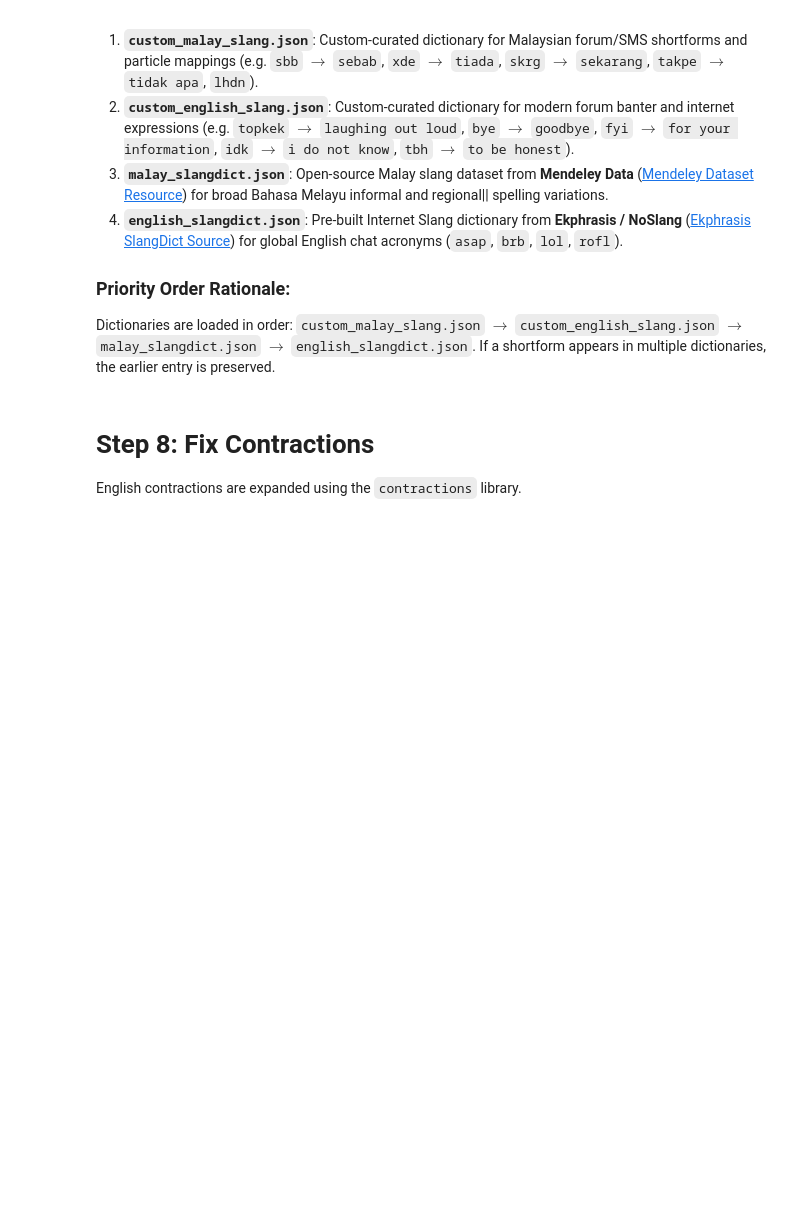
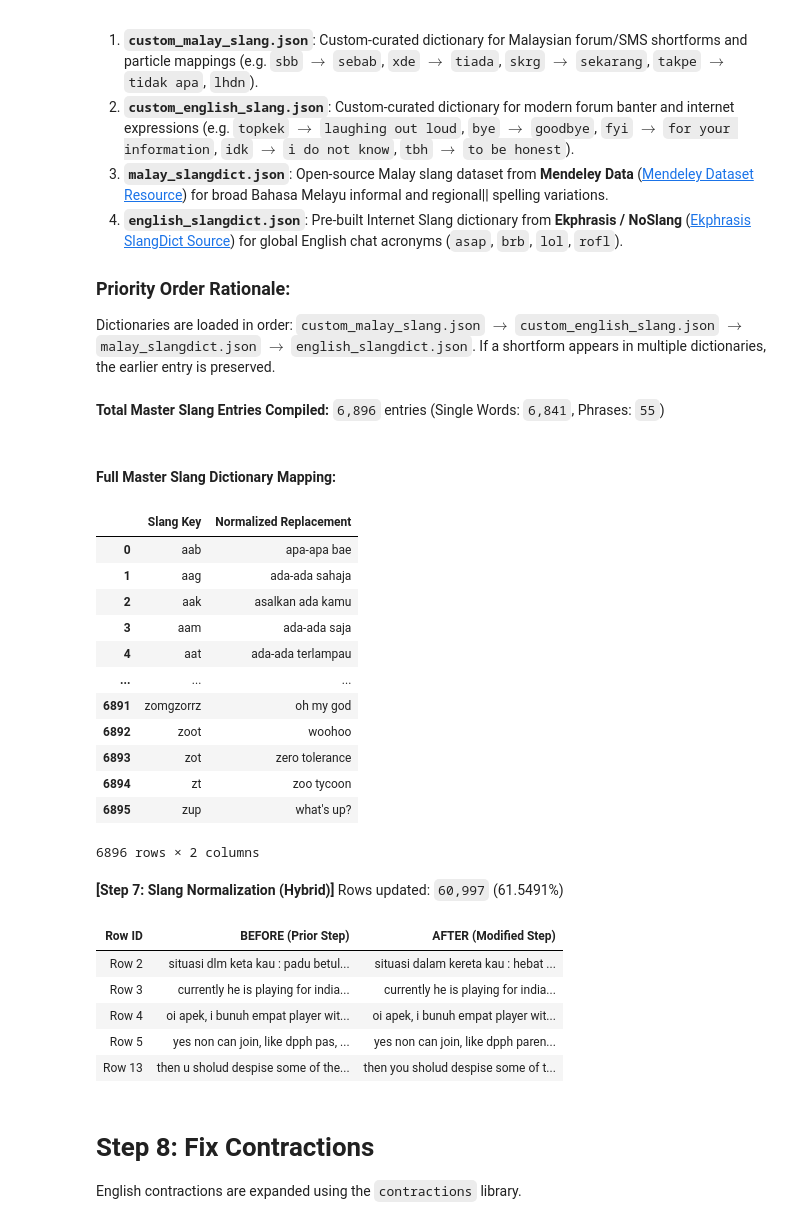
Before and after one commit to wjnotl/online-forum-communicative-intent-classification, a Jupyter notebook: intent classification.ipynb, the cells around one changed output. Saved outputs shown, nothing was run; the diff lists cells and outputs as text; code cells hidden in the pictures; blank space fills up the shorter version.

Commit message:
added tqdm, make some changes in step 21-24

```diff
--- a/intent classification.ipynb
+++ b/intent classification.ipynb
@@ -815,5 +1092,5 @@ def mask_dates(text):
 
 # Apply Step 3.7
 prev_step = df['clean_text'].copy()
-df['clean_text'] = df['clean_text'].apply(mask_dates)
+df['clean_text'] = df['clean_text'].progress_apply(mask_dates)
 show_step_diff(prev_step, df['clean_text'], "Step 3.7: Mask Dates")
@@ -872,5 +1157,5 @@ def remove_elongated_content(text):
 
 # Apply Step 4
 prev_step = df['clean_text'].copy()
-df['clean_text'] = df['clean_text'].apply(remove_elongated_content)
+df['clean_text'] = df['clean_text'].progress_apply(remove_elongated_content)
 show_step_diff(prev_step, df['clean_text'], "Step 4: Remove Elongated Content")
@@ -890,5 +1183,5 @@ def convert_emojis(text):
 
 # Apply Step 5
 prev_step = df['clean_text'].copy()
-df['clean_text'] = df['clean_text'].apply(convert_emojis)
+df['clean_text'] = df['clean_text'].progress_apply(convert_emojis)
 show_step_diff(prev_step, df['clean_text'], "Step 5: Convert Emojis to Text")
@@ -901,5 +1202,5 @@ def to_lowercase(text):
 
 # Apply Step 6
 prev_step = df['clean_text'].copy()
-df['clean_text'] = df['clean_text'].apply(to_lowercase)
+df['clean_text'] = df['clean_text'].progress_apply(to_lowercase)
 show_step_diff(prev_step, df['clean_text'], "Step 6: Lowercasing")
@@ -948,34 +1257,57 @@ MASTER_SLANG_DICT = build_slang_dictionary(slang_file_priority)
 
 # Separate into multi-word phrases and single-word slangs for optimal hybrid processing
 MULTI_WORD_SLANG = {k: v for k, v in MASTER_SLANG_DICT.items() if ' ' in k or '-' in k}
 SINGLE_WORD_SLANG = {k: v for k, v in MASTER_SLANG_DICT.items() if ' ' not in k and '-' not in k}
 
 printmd(f"**Total Master Slang Entries Compiled:** `{len(MASTER_SLANG_DICT):,}` entries (Single Words: `{len(SINGLE_WORD_SLANG):,}`, Phrases: `{len(MULTI_WORD_SLANG):,}`)")
 
 # Print the complete compiled master slang dictionary
 printmd("#### Full Master Slang Dictionary Mapping:")
 display(pd.DataFrame(list(MASTER_SLANG_DICT.items()), columns=["Slang Key", "Normalized Replacement"]))
 
 # Small compiled regex strictly for multi-word phrases
 if MULTI_WORD_SLANG:
     phrase_keys = [re.escape(k) for k in sorted(MULTI_WORD_SLANG.keys(), key=len, reverse=True)]
     PHRASE_REGEX = re.compile(r'\b(' + '|'.join(phrase_keys) + r')\b', re.IGNORECASE)
 else:
     PHRASE_REGEX = None
 
 def normalize_slangs(text):
     if not isinstance(text, str) or not text.strip():
         return ""
     # Multi-word phrase replacement
     if PHRASE_REGEX:
         text = PHRASE_REGEX.sub(lambda m: MULTI_WORD_SLANG[m.group(0).lower()], text)
     # Match words on word boundaries and look up in dictionary (preserves 's and punctuation)
     return re.sub(r'\b[a-zA-Z0-9]+\b', lambda m: SINGLE_WORD_SLANG.get(m.group(0).lower(), m.group(0)), text)
 
 # Apply Step 7
 prev_step = df['clean_text'].copy()
-df['clean_text'] = df['clean_text'].apply(normalize_slangs)
+df['clean_text'] = df['clean_text'].progress_apply(normalize_slangs)
 show_step_diff(prev_step, df['clean_text'], "Step 7: Slang Normalization (Hybrid)")
+# %% [output]
+**Total Master Slang Entries Compiled:** `6,896` entries (Single Words: `6,841`, Phrases: `55`)
+#### Full Master Slang Dictionary Mapping:
+|  | Slang Key | Normalized Replacement |
+| 0 | aab | apa-apa bae |
+| 1 | aag | ada-ada sahaja |
+| 2 | aak | asalkan ada kamu |
+| 3 | aam | ada-ada saja |
+| 4 | aat | ada-ada terlampau |
+| ... | ... | ... |
+| 6891 | zomgzorrz | oh my god |
+| 6892 | zoot | woohoo |
+| 6893 | zot | zero tolerance |
+| 6894 | zt | zoo tycoon |
+| 6895 | zup | what's up? |
+6896 rows × 2 columns
+**[Step 7: Slang Normalization (Hybrid)]** Rows updated: `60,997` (61.5491%)
+| Row ID | BEFORE (Prior Step) | AFTER (Modified Step) |
+| Row 2 | situasi dlm keta kau : padu betul... | situasi dalam kereta kau : hebat ... |
+| Row 3 | currently he is playing for india... | currently he is playing for india... |
+| Row 4 | oi apek, i bunuh empat player wit... | oi apek, i bunuh empat player wit... |
+| Row 5 | yes non can join, like dpph pas, ... | yes non can join, like dpph paren... |
+| Row 13 | then u sholud despise some of the... | then you sholud despise some of t... |
 # %% [markdown]
 # Step 8: Fix Contractions
 English contractions are expanded using the `contractions` library.
```
Also changed, not shown: parts of 73 cells of this notebook, 1 other file.
